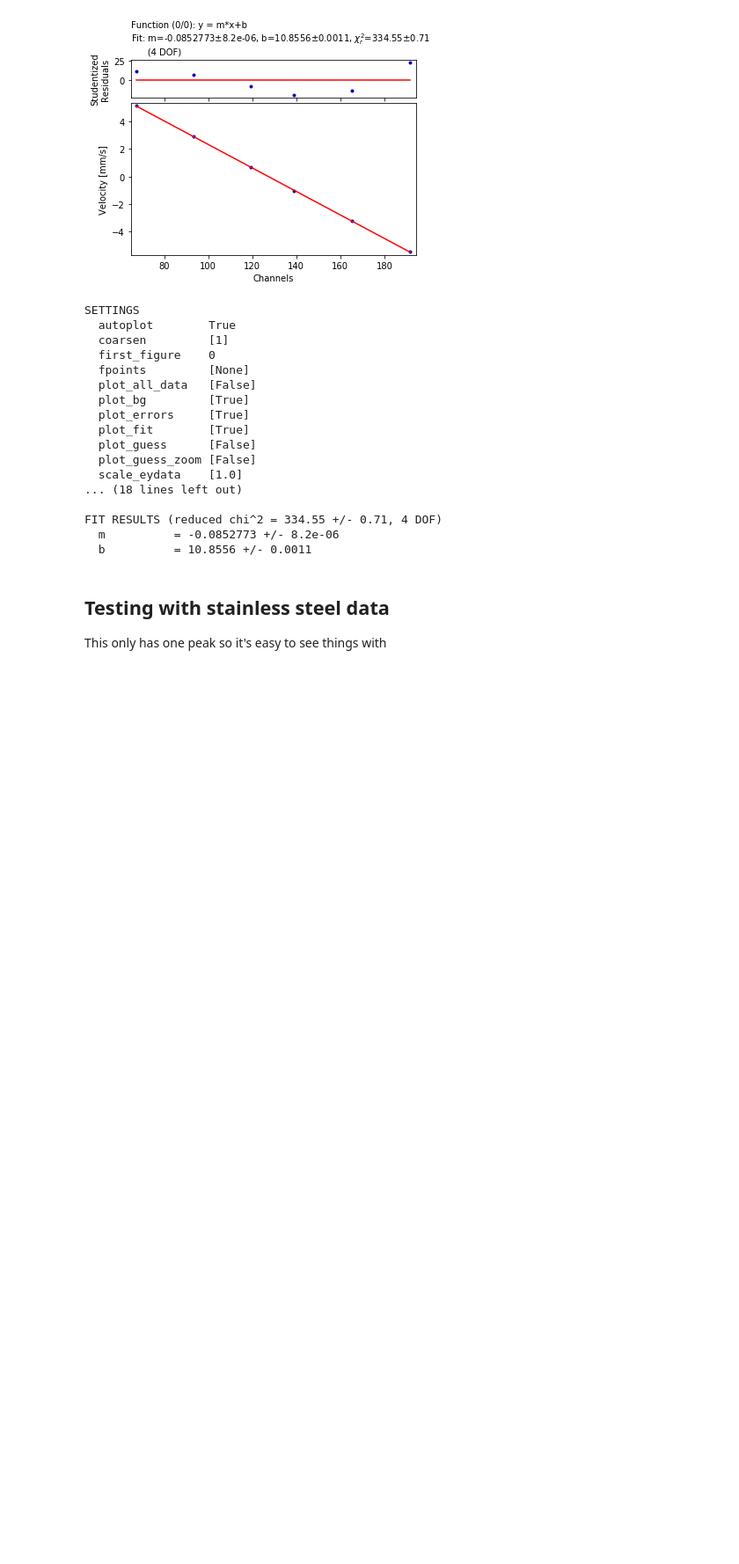
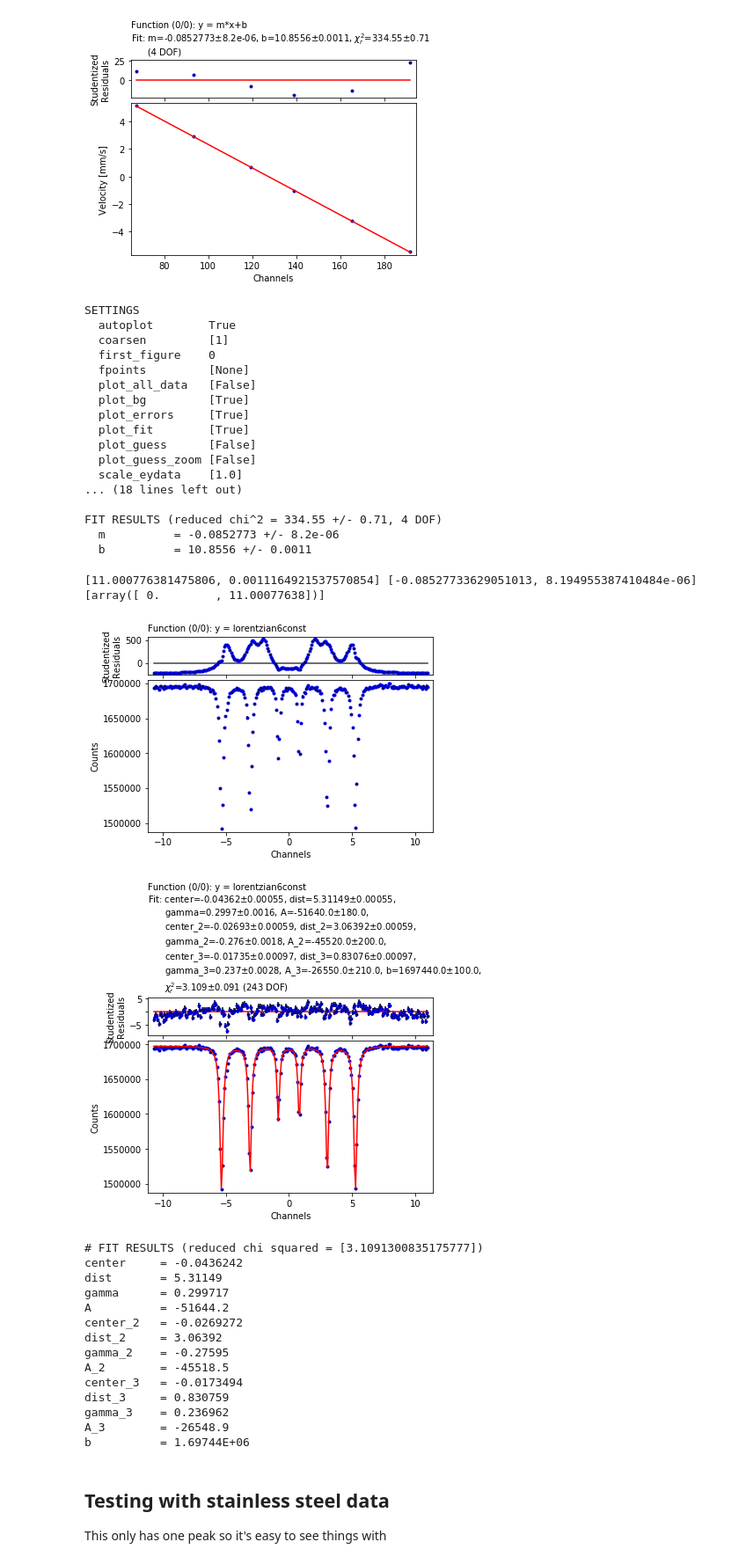
Before and after one commit to eklem1/ModernLab, a Jupyter notebook: Cal_furtherDist.ipynb, the cells around one changed output. Shown at 88% size. Cells and saved outputs as stored; diff of their text form; code cells hidden in the pictures; blank space fills up the shorter version.

Commit message:
added new data, started analyizing Y data for temperature, but data is sketchy

```diff
--- a/Cal_furtherDist.ipynb
+++ b/Cal_furtherDist.ipynb
@@ -87,11 +89,16 @@ def lorentzian6(E, E0, gamma, A, E0_2, gamma_2, A_2, E0_3, gamma_3, A_3, E0_4, g
 
     return A*gamma**2/denom + A_2*gamma_2**2/denom_2 + A_3*gamma_3**2/denom_3 + A_4*gamma_4**2/denom_4 + A_5*gamma_5**2/denom_5 + A_6*gamma_6**2/denom_6 + b
 
-# def ChiS(expectX, obs, para): #maybe for checking the crazy big chi squared
-#     hi = []
-#     for x in range(0, len(obs)):
-#         val = (obs[x] - lorentzian(expectX, para[], para[],) )**2/
-#         hi.append(val)
+def lorentzian6const(E, center, dist, gamma, A, center_2, dist_2, gamma_2, A_2, center_3, dist_3, gamma_3, A_3, b):
+
+    denom = (E-(center - dist))**2 + (gamma/2)**2
+    denom_2 = (E-(center_2 - dist_2))**2 + (gamma_2/2)**2
+    denom_3 = (E-(center_3 - dist_3))**2 + (gamma_3/2)**2
+    denom_4 = (E-(center_3 + dist_3))**2 + (gamma_3/2)**2
+    denom_5 = (E-(center_2 + dist_2))**2 + (gamma_2/2)**2
+    denom_6 = (E-(center + dist))**2 + (gamma/2)**2
+
+    return A*gamma**2/denom + A_2*gamma_2**2/denom_2 + A_3*gamma_3**2/denom_3 + A_3*gamma_3**2/denom_4 + A_2*gamma_2**2/denom_5 + A*gamma**2/denom_6 + b
 # %% [markdown]
 # Fitting folded calibration data
 REALLY big chi squared wtf
@@ -320,7 +327,11 @@ c = np.rint(center)
 # print(c)
 getZero = chan_to_velo([c[0]], m, b)
 b[0] = b[0]-getZero[0]
+print(b, m)
 # print(chan_to_velo([c], m, b))
+# %% [output]
+[11.000776381475806, 0.0011164921537570854] [-0.08527733629051013, 8.194955387410484e-06]
+[array([ 0.        , 11.00077638])]
 # %%
 #reversed fit
 # my_fitter = s.data.fitter()
@@ -330,6 +341,49 @@ b[0] = b[0]-getZero[0]
 # my_fitter.set_functions(f='m*x+b', p='m, b')
 # my_fitter.set_data(xdata=peaksRev, ydata=litValCal, eydata=litValCalE, exdata=peaksRevEr)
 # my_fitter.fit()
+# %%
+data = np.loadtxt(".//data//ironfoil_longerdistance_Jan20_full.Asc", skiprows=0)
+
+data = np.transpose(data)
+data[1][511] = (data[1][510] + data[1][0])/2
+ydataerr = np.sqrt(data[1])
+
+
+dataL = [data[0][0:256], data[1][0:256], ydataerr[0:256]]
+velocities = chan_to_velo(dataL[0], m, b)
+
+# print(len(dataR[0]), len(dataL[0]))
+# data[0][511]
+
+my_fitter = s.data.fitter()
+my_fitter.set(style_data = [{'marker': '.', 'color': 'black', 'ls': '', 'mec': 'b'}]\
+              , plot_guess=False, fpoints=None, xlabel = "Channels" , ylabel = "Counts")
+
+# (E, center, dist, gamma, A, center_2, dist_2, gamma_2, A_2, center_3, dist_3, gamma_3, A_3, b)
+guess = 'center=0, dist=5, gamma=1, A=-2e5, center_2=0, dist_2=3, gamma_2=1, A_2=-2e5, center_3=0, dist_3 = 2, gamma_3=1, A_3=-2e5, b=2e6'
+
+my_fitter.set_functions(f=lorentzian6const, p=guess)
+
+my_fitter.set_data(velocities, ydata=dataL[1], eydata=dataL[2])
+my_fitter.fit()
+my_fitter.print_fit_parameters()
+# %% [output]
+[figure, added]
+[figure, added]
+# FIT RESULTS (reduced chi squared = [3.1091300835175777])
+center     = -0.0436242
+dist       = 5.31149
+gamma      = 0.299717
+A          = -51644.2
+center_2   = -0.0269272
+dist_2     = 3.06392
+gamma_2    = -0.27595
+A_2        = -45518.5
+center_3   = -0.0173494
+dist_3     = 0.830759
+gamma_3    = 0.236962
+A_3        = -26548.9
+b          = 1.69744E+06
 # %% [markdown]
 ## Testing with stainless steel data
 This only has one peak so it's easy to see things with
```
Also changed, not shown: parts of 1 cell of this notebook, 2 other files.
